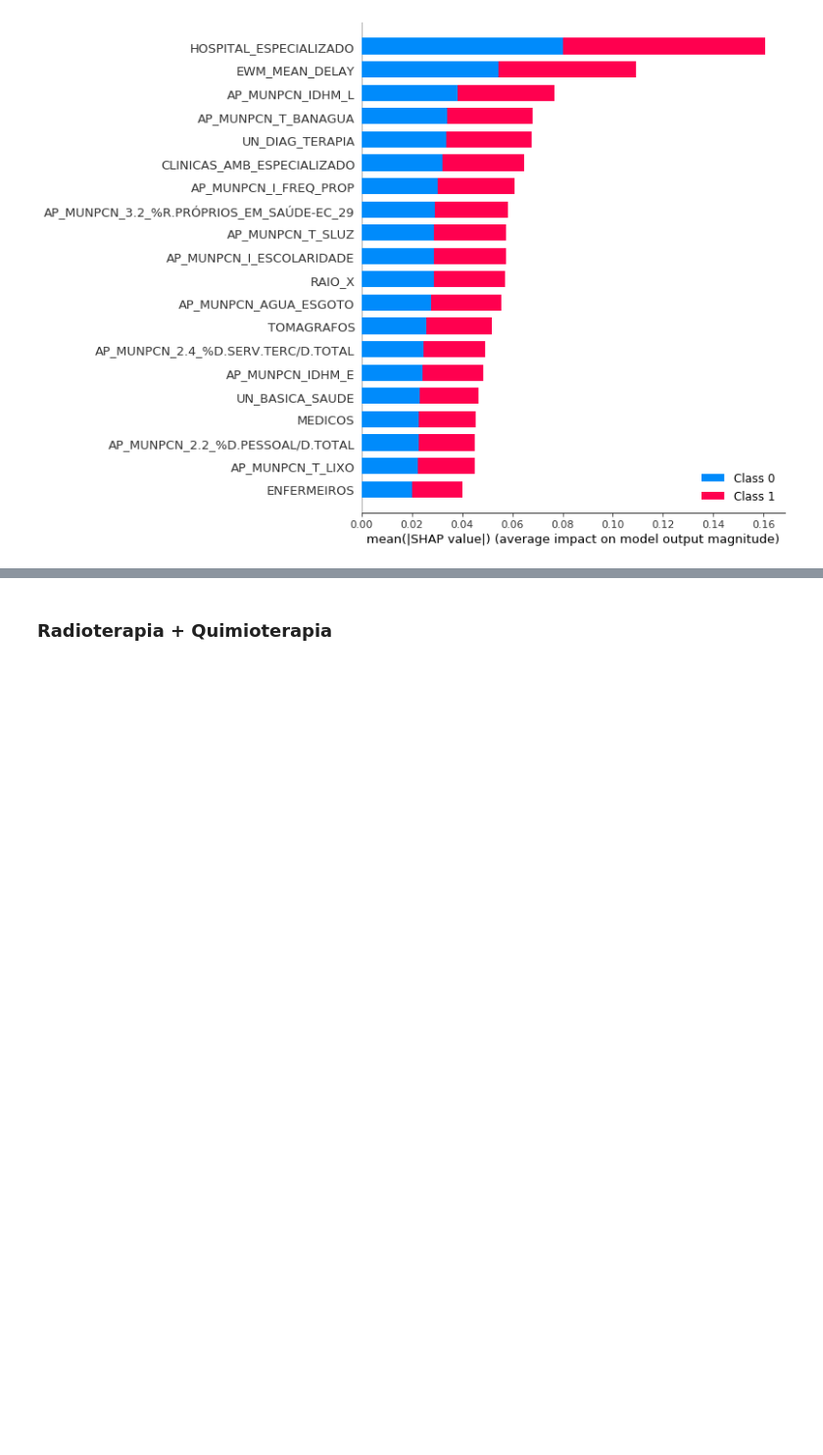
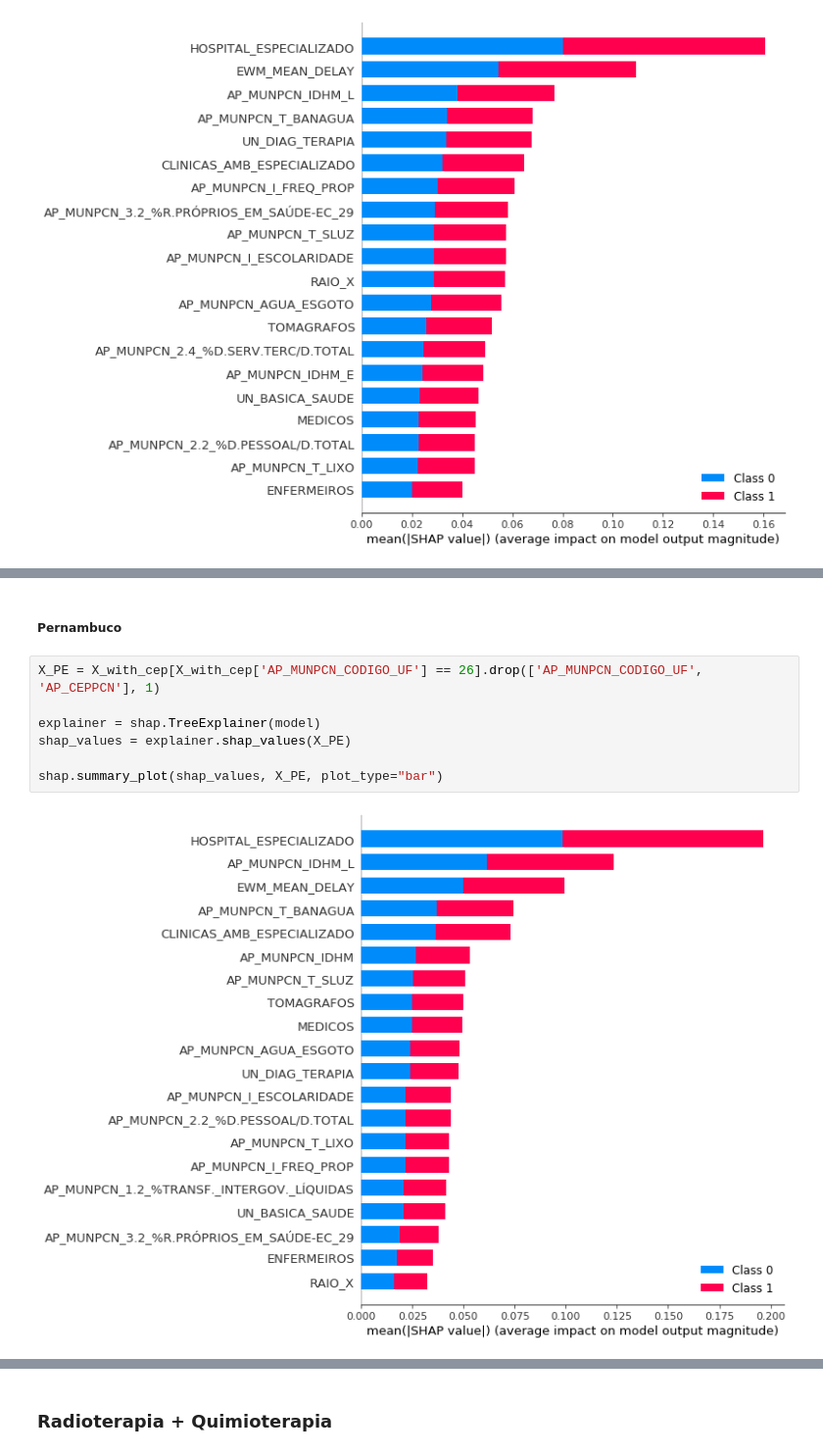
Before and after one commit to helderrezende/naliel_bcggamma, a Jupyter notebook: naliel/notebooks/Modelo-Linfoma.ipynb, the cells around one changed output, grey strips where cells are left out. Shown at 98% size. Cells and saved outputs as stored; diff of their text form; blank space fills up the shorter version.

```diff
--- a/naliel/notebooks/Modelo-Linfoma.ipynb
+++ b/naliel/notebooks/Modelo-Linfoma.ipynb
@@ -79,0 +141,11 @@ shap.summary_plot(shap_values, X, plot_type="bar")
+# %% [markdown]
+##### Pernambuco
+# %%
+X_PE = X_with_cep[X_with_cep['AP_MUNPCN_CODIGO_UF'] == 26].drop(['AP_MUNPCN_CODIGO_UF', 'AP_CEPPCN'], 1)
+
+explainer = shap.TreeExplainer(model)
+shap_values = explainer.shap_values(X_PE)
+
+shap.summary_plot(shap_values, X_PE, plot_type="bar")
+# %% [output]
+[figure, added]
```
Also changed, not shown: parts of 13 cells of this notebook.
